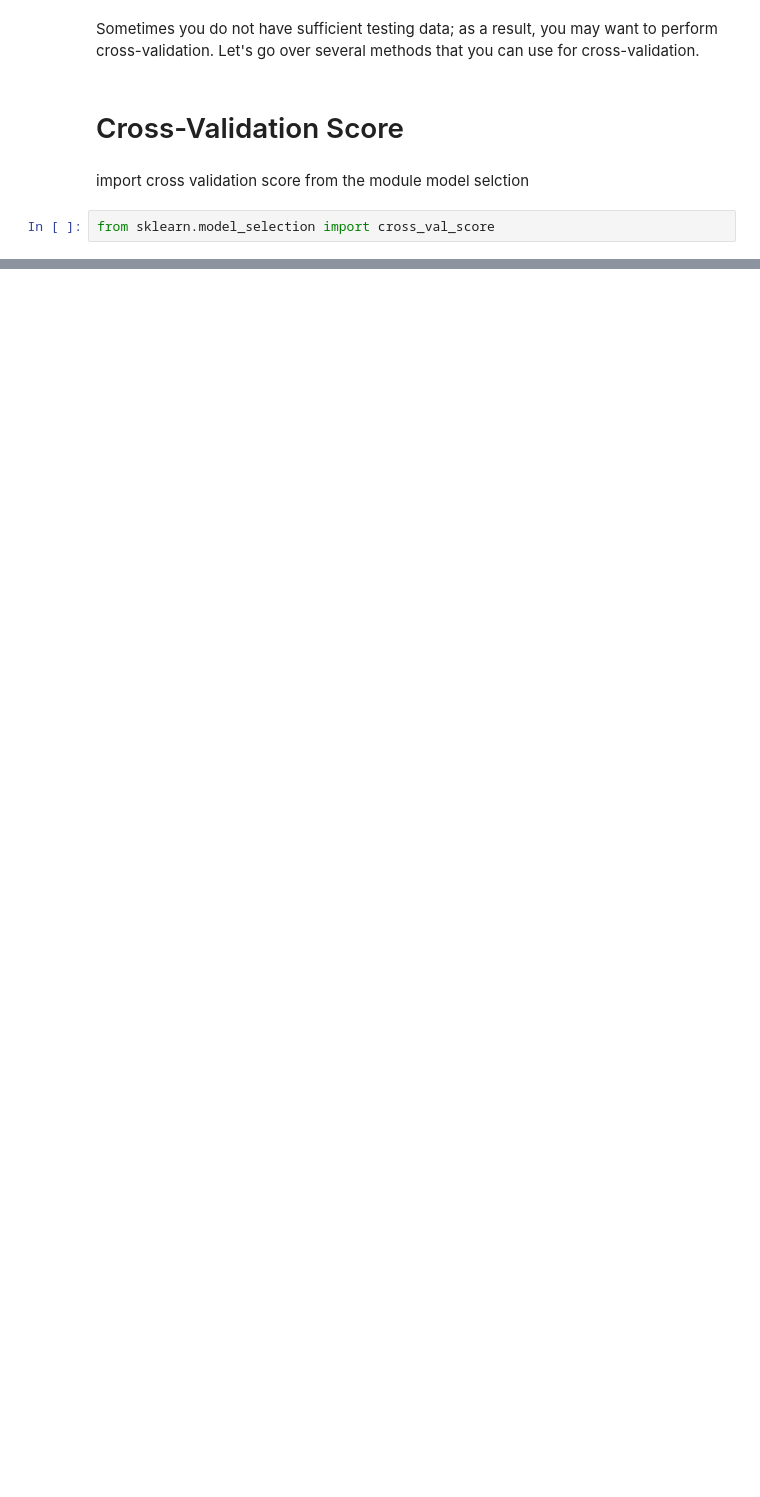
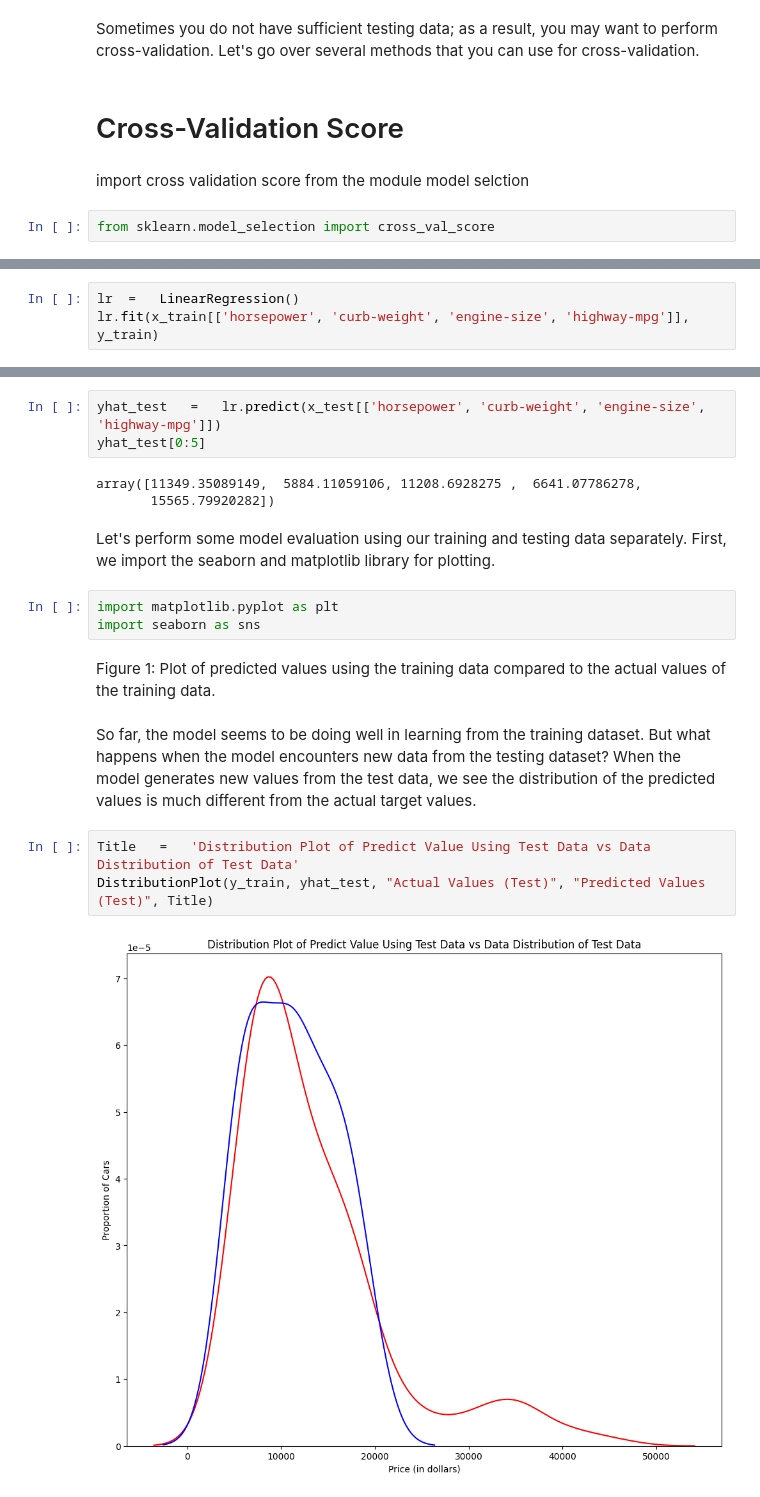
Before and after one commit to rahulkp-ai/professional-course, a Jupyter notebook: ibm-gen-ai-engineering/Phase02/Data Analysis with Python/Mini Project/Model Evaluation and Refinement.ipynb, the cells around one changed output, grey strips where cells are left out. Cells and saved outputs as stored; diff of their text form; blank space fills up the shorter version.

```diff
--- a/ibm-gen-ai-engineering/Phase02/Data Analysis with Python/Mini Project/Model Evaluation and Refinement.ipynb
+++ b/ibm-gen-ai-engineering/Phase02/Data Analysis with Python/Mini Project/Model Evaluation and Refinement.ipynb
@@ -227,0 +283,3 @@ from sklearn.model_selection import cross_val_score
+# %%
+lr  =   LinearRegression()
+lr.fit(x_train[['horsepower', 'curb-weight', 'engine-size', 'highway-mpg']], y_train)
@@ -227,0 +298,20 @@ from sklearn.model_selection import cross_val_score
+# %%
+yhat_test   =   lr.predict(x_test[['horsepower', 'curb-weight', 'engine-size', 'highway-mpg']])
+yhat_test[0:5]
+# %% [output]
+array([11349.35089149,  5884.11059106, 11208.6928275 ,  6641.07786278,
+       15565.79920282])
+# %% [markdown]
+Let's perform some model evaluation using our training and testing data separately. First, we import the seaborn and matplotlib library for plotting.
+# %%
+import matplotlib.pyplot as plt
+import seaborn as sns
+# %% [markdown]
+Figure 1: Plot of predicted values using the training data compared to the actual values of the training data.
+# %% [markdown]
+So far, the model seems to be doing well in learning from the training dataset. But what happens when the model encounters new data from the testing dataset? When the model generates new values from the test data, we see the distribution of the predicted values is much different from the actual target values.
+# %%
+Title   =   'Distribution Plot of Predict Value Using Test Data vs Data Distribution of Test Data'
+DistributionPlot(y_train, yhat_test, "Actual Values (Test)", "Predicted Values (Test)", Title)
+# %% [output]
+[figure, added]
```
Also changed, not shown: parts of 55 cells of this notebook, 1 other file.
